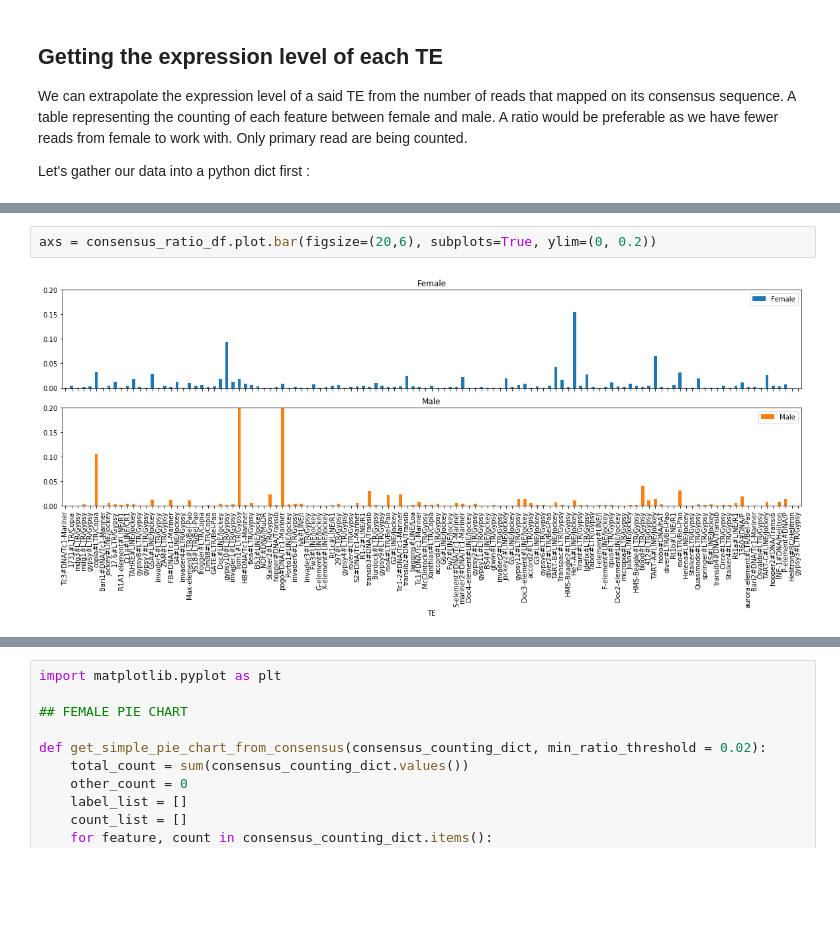
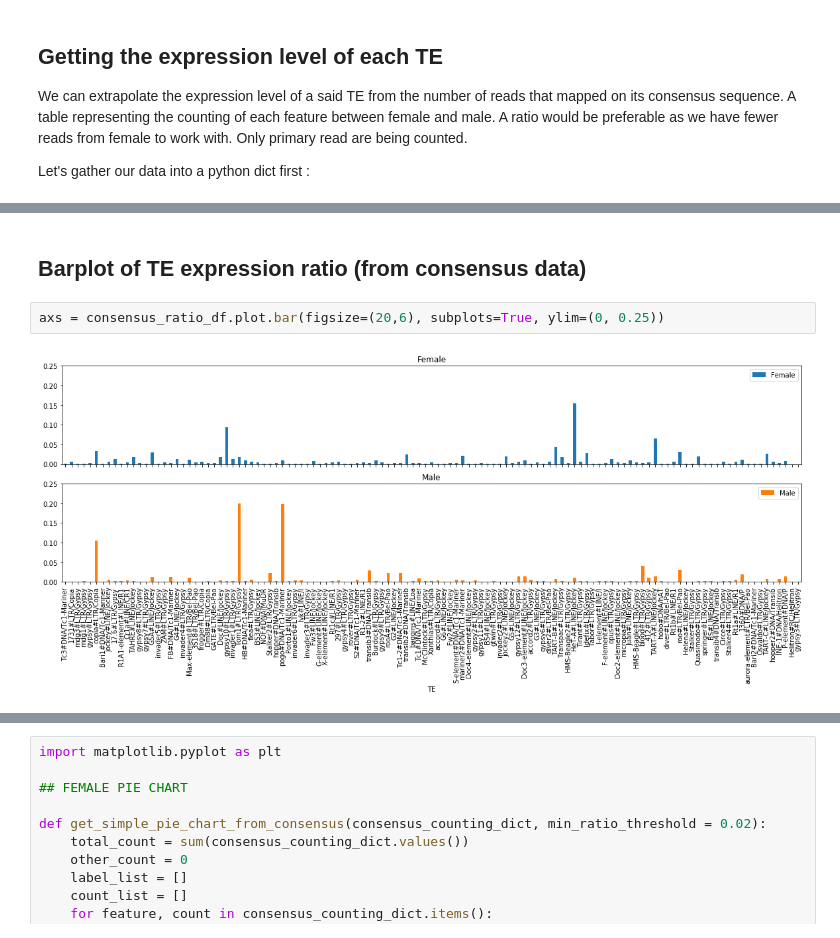
Before and after one commit to EricAmren/goth101_TE_analysis, a Jupyter notebook: cristina_TE_notebook.ipynb, the cells around one changed output, grey strips where cells are left out. Drawn from its saved outputs; the diff is of its cells as text; blank space fills up the shorter version.

```diff
--- a/cristina_TE_notebook.ipynb
+++ b/cristina_TE_notebook.ipynb
@@ -166,7 +168,9 @@ consensus_ratio_df.head()
 | mdg3#LTR/Gypsy | 0.000814 | 0.000000 |
 | mdg1#LTR/Gypsy | 0.001493 | 0.003239 |
 | gypsy#LTR/Gypsy | 0.003121 | 0.000810 |
+# %% [markdown]
+## Barplot of TE expression ratio (from consensus data)
 # %%
-axs = consensus_ratio_df.plot.bar(figsize=(20,6), subplots=True, ylim=(0, 0.2))
+axs = consensus_ratio_df.plot.bar(figsize=(20,6), subplots=True, ylim=(0, 0.25))
 # %% [output]
-[figure, old version]
+[figure, new version]
```
Also changed, not shown: parts of 22 cells of this notebook.
